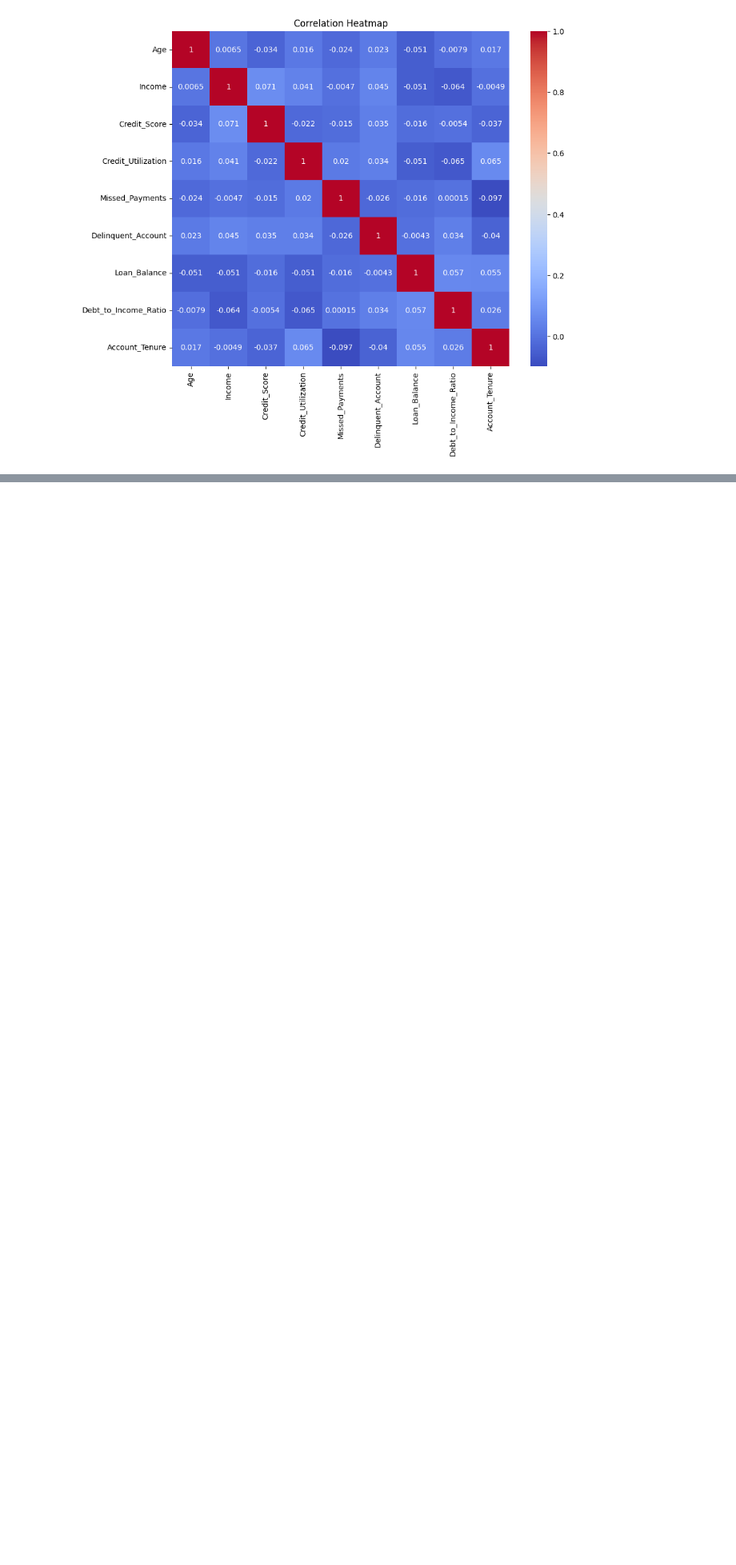
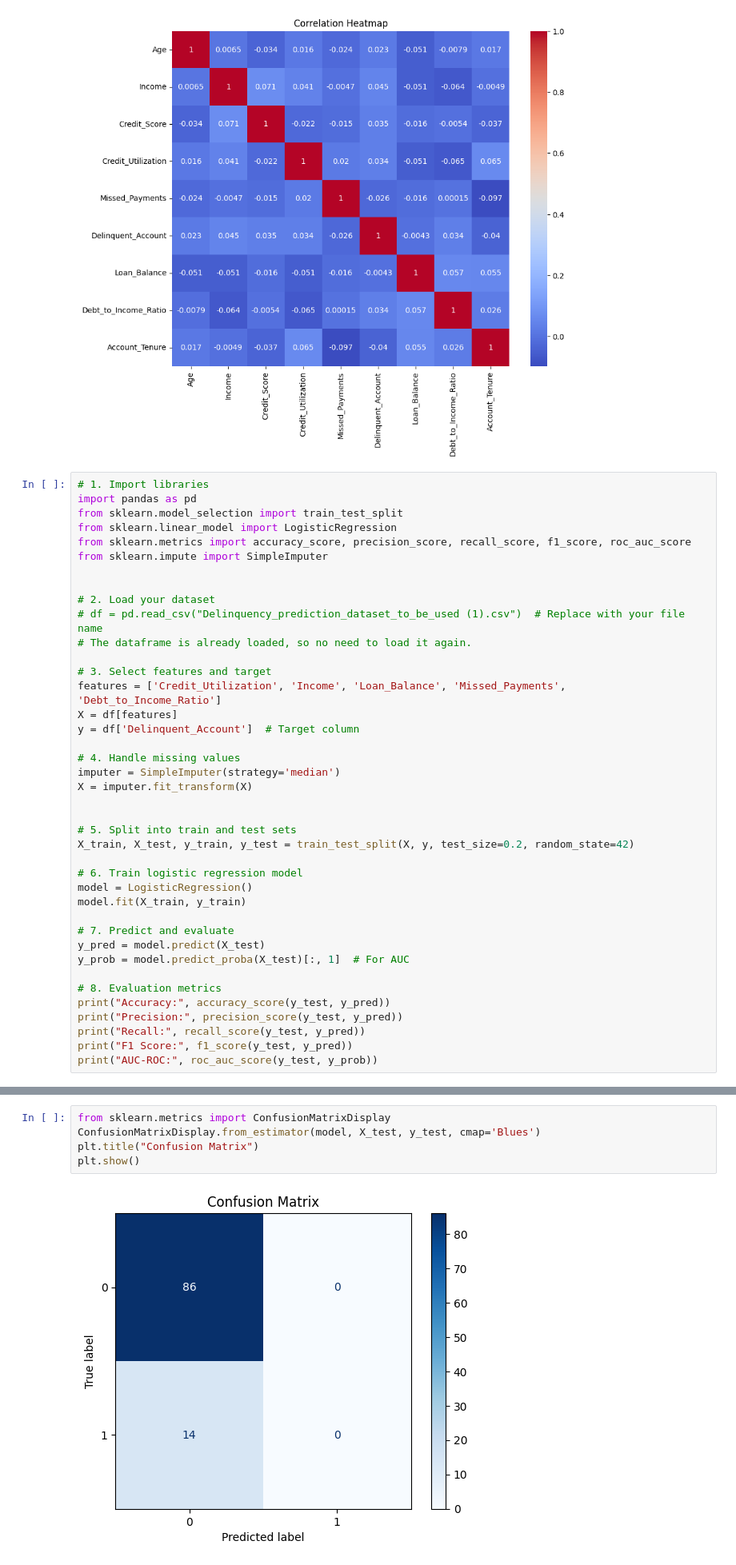
Before and after one commit to karnika-8171/Data-Analysis, a Jupyter notebook: EDA_analysis.ipynb, the cells around one changed output, grey strips where cells are left out. Shown at 80% size. Saved outputs shown, nothing was run; the diff lists cells and outputs as text; blank space fills up the shorter version.

```diff
--- a/EDA_analysis.ipynb
+++ b/EDA_analysis.ipynb
@@ -142,3 +137,43 @@ plt.title("Correlation Heatmap")
 plt.show()
 # %% [output]
 [figure]
+# %%
+# 1. Import libraries
+import pandas as pd
+from sklearn.model_selection import train_test_split
+from sklearn.linear_model import LogisticRegression
+from sklearn.metrics import accuracy_score, precision_score, recall_score, f1_score, roc_auc_score
+from sklearn.impute import SimpleImputer
+
+
+# 2. Load your dataset
+# df = pd.read_csv("Delinquency_prediction_dataset_to_be_used (1).csv")  # Replace with your file name
+# The dataframe is already loaded, so no need to load it again.
+
+# 3. Select features and target
+features = ['Credit_Utilization', 'Income', 'Loan_Balance', 'Missed_Payments', 'Debt_to_Income_Ratio']
+X = df[features]
+y = df['Delinquent_Account']  # Target column
+
+# 4. Handle missing values
+imputer = SimpleImputer(strategy='median')
+X = imputer.fit_transform(X)
+
+
+# 5. Split into train and test sets
+X_train, X_test, y_train, y_test = train_test_split(X, y, test_size=0.2, random_state=42)
+
+# 6. Train logistic regression model
+model = LogisticRegression()
+model.fit(X_train, y_train)
+
+# 7. Predict and evaluate
+y_pred = model.predict(X_test)
+y_prob = model.predict_proba(X_test)[:, 1]  # For AUC
+
+# 8. Evaluation metrics
+print("Accuracy:", accuracy_score(y_test, y_pred))
+print("Precision:", precision_score(y_test, y_pred))
+print("Recall:", recall_score(y_test, y_pred))
+print("F1 Score:", f1_score(y_test, y_pred))
+print("AUC-ROC:", roc_auc_score(y_test, y_prob))
@@ -144,0 +186,7 @@ plt.show()
+# %%
+from sklearn.metrics import ConfusionMatrixDisplay
+ConfusionMatrixDisplay.from_estimator(model, X_test, y_test, cmap='Blues')
+plt.title("Confusion Matrix")
+plt.show()
+# %% [output]
+[figure, added]
```
Also changed, not shown: parts of 5 cells of this notebook.
